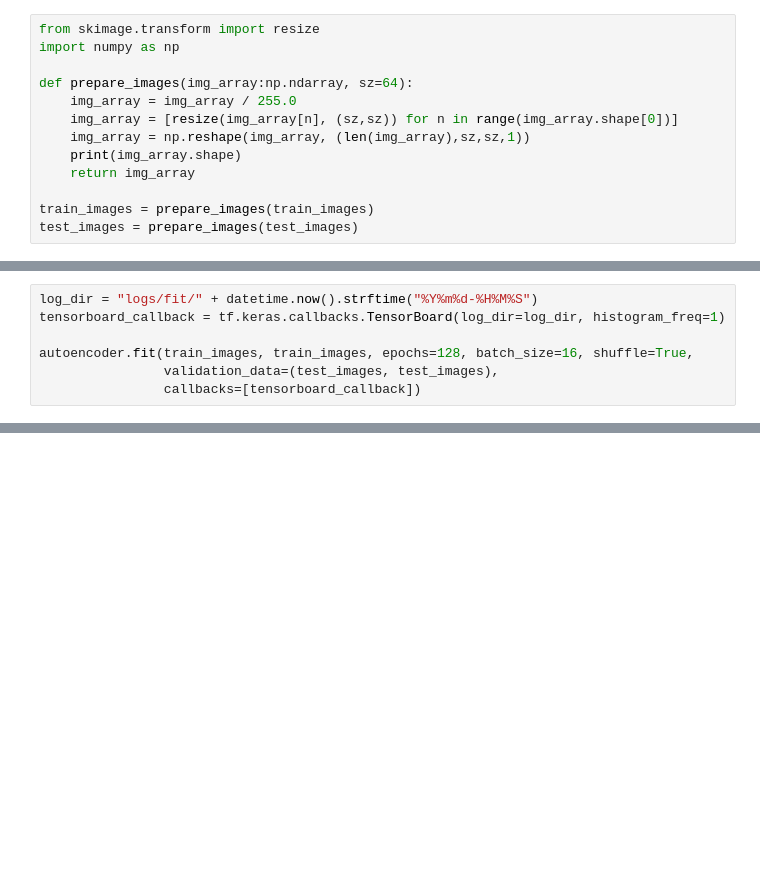
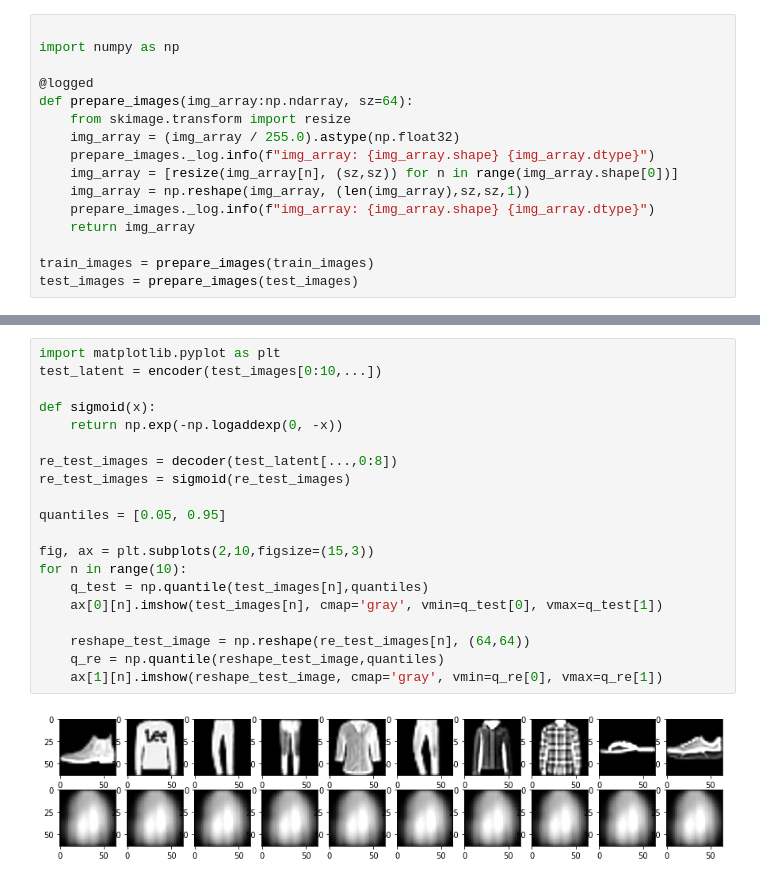
Before and after one commit to dg1an3/zebrastack_fashionmnist, a Jupyter notebook: fashionmnist_train.ipynb, the cells around one changed output, grey strips where cells are left out. Saved outputs shown, nothing was run; the diff lists cells and outputs as text; blank space fills up the shorter version.

```diff
--- a/fashionmnist_train.ipynb
+++ b/fashionmnist_train.ipynb
@@ -8,12 +14,15 @@ print(train_images.shape)
 # %%
-from skimage.transform import resize
+
 import numpy as np
 
+@logged
 def prepare_images(img_array:np.ndarray, sz=64):
-    img_array = img_array / 255.0
+    from skimage.transform import resize
+    img_array = (img_array / 255.0).astype(np.float32)
+    prepare_images._log.info(f"img_array: {img_array.shape} {img_array.dtype}")
     img_array = [resize(img_array[n], (sz,sz)) for n in range(img_array.shape[0])]
     img_array = np.reshape(img_array, (len(img_array),sz,sz,1))
-    print(img_array.shape)
+    prepare_images._log.info(f"img_array: {img_array.shape} {img_array.dtype}")
     return img_array
 
 train_images = prepare_images(train_images)
@@ -208,7 +167,0 @@ encoder, decoder, autoencoder = create_autoencoder()
-# %%
-log_dir = "logs/fit/" + datetime.now().strftime("%Y%m%d-%H%M%S")
-tensorboard_callback = tf.keras.callbacks.TensorBoard(log_dir=log_dir, histogram_freq=1)
-
-autoencoder.fit(train_images, train_images, epochs=128, batch_size=16, shuffle=True,
-                validation_data=(test_images, test_images),
-                callbacks=[tensorboard_callback])
@@ -214,0 +265,22 @@ autoencoder.fit(train_images, train_images, epochs=128, batch_size=16, shuffle=T
+# %%
+import matplotlib.pyplot as plt
+test_latent = encoder(test_images[0:10,...])
+
+def sigmoid(x):
+    return np.exp(-np.logaddexp(0, -x))
+
+re_test_images = decoder(test_latent[...,0:8])
+re_test_images = sigmoid(re_test_images)
+
+quantiles = [0.05, 0.95]
+
+fig, ax = plt.subplots(2,10,figsize=(15,3))
+for n in range(10):
+    q_test = np.quantile(test_images[n],quantiles)
+    ax[0][n].imshow(test_images[n], cmap='gray', vmin=q_test[0], vmax=q_test[1])
+
+    reshape_test_image = np.reshape(re_test_images[n], (64,64))
+    q_re = np.quantile(reshape_test_image,quantiles)
+    ax[1][n].imshow(reshape_test_image, cmap='gray', vmin=q_re[0], vmax=q_re[1])
+# %% [output]
+[figure, added]
```
Also changed, not shown: parts of 9 cells of this notebook.
